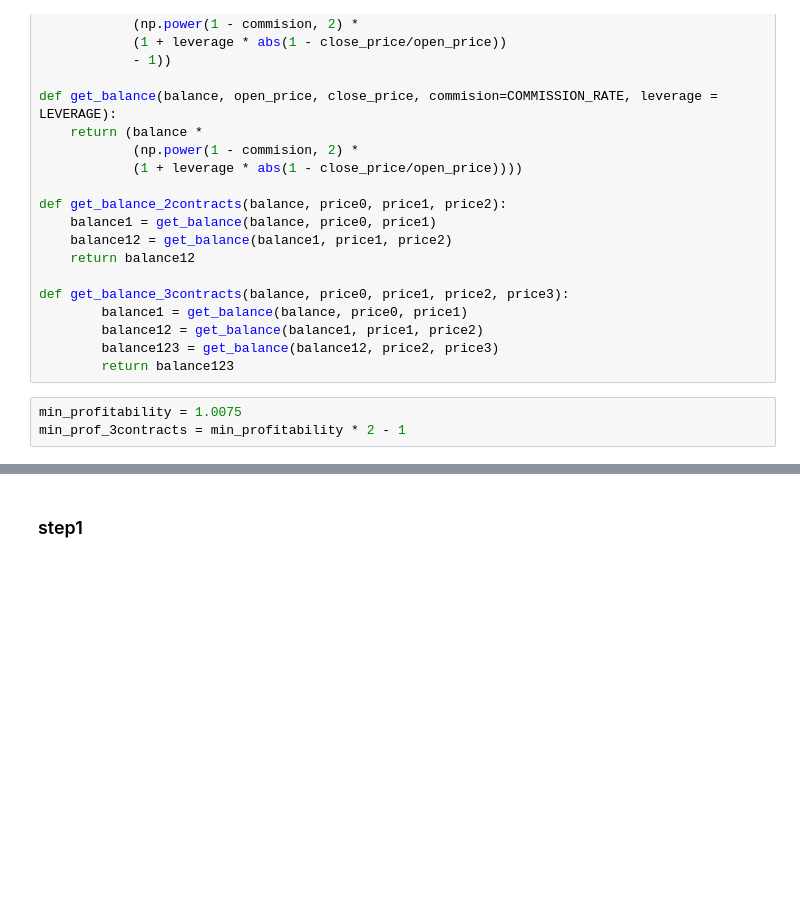
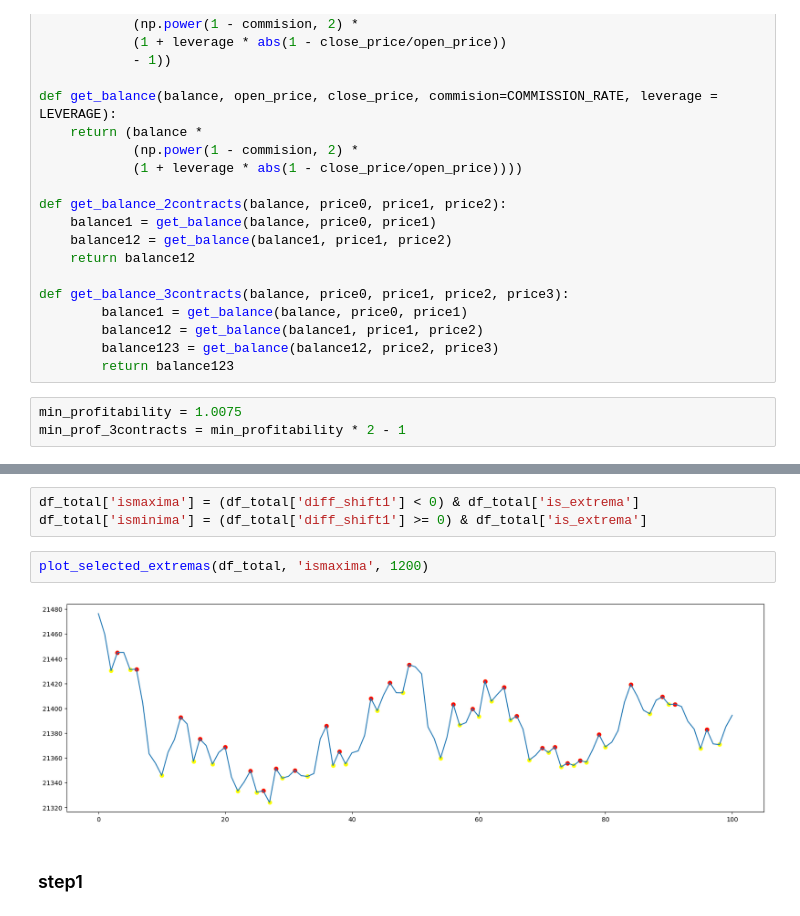
Before and after one commit to NikitaKrotenko/Diploma, a Jupyter notebook: razmetka.ipynb, the cells around one changed output, grey strips where cells are left out. Cells and saved outputs as stored; diff of their text form; blank space fills up the shorter version.

```diff
--- a/razmetka.ipynb
+++ b/razmetka.ipynb
@@ -305,3 +302,10 @@ min_prof_3contracts = min_profitability * 2 - 1
+# %%
+df_total['ismaxima'] = (df_total['diff_shift1'] < 0) & df_total['is_extrema']
+df_total['isminima'] = (df_total['diff_shift1'] >= 0) & df_total['is_extrema']
+# %%
+plot_selected_extremas(df_total, 'ismaxima', 1200)
+# %% [output]
+[figure, added]
 # %% [markdown]
 ### step1
 # %%
```
Also changed, not shown: parts of 62 cells of this notebook, 2 other files.
